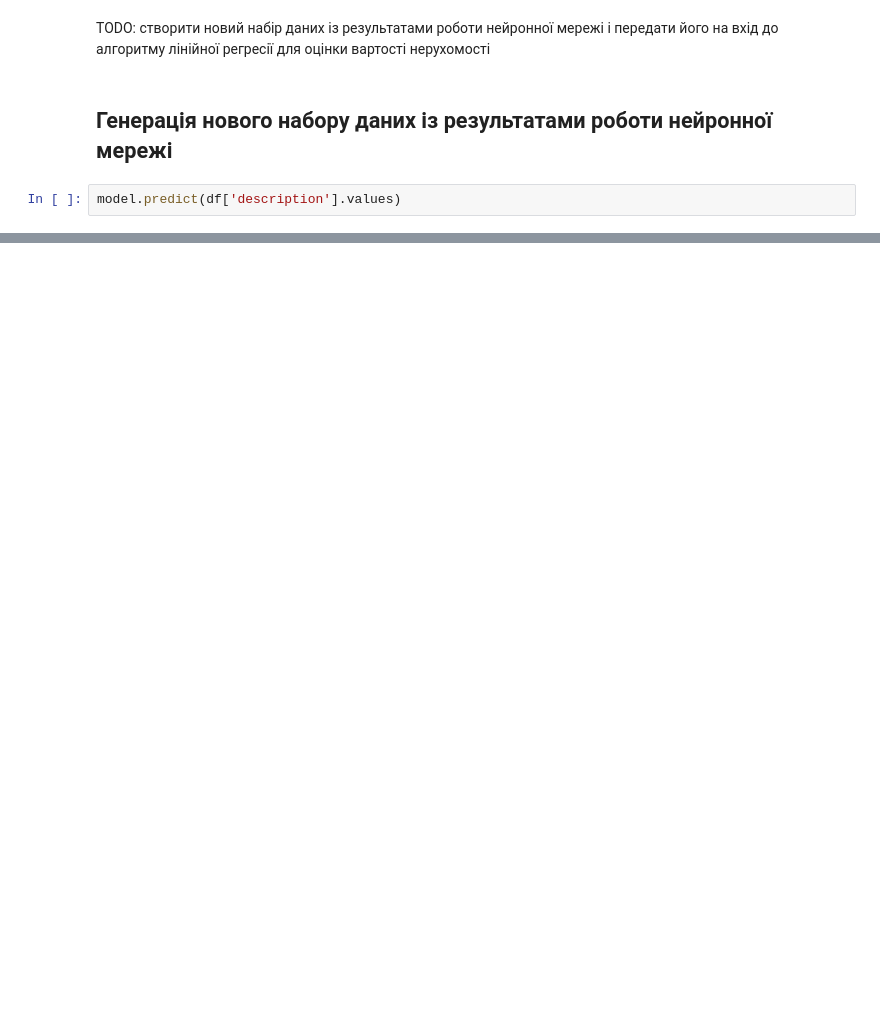
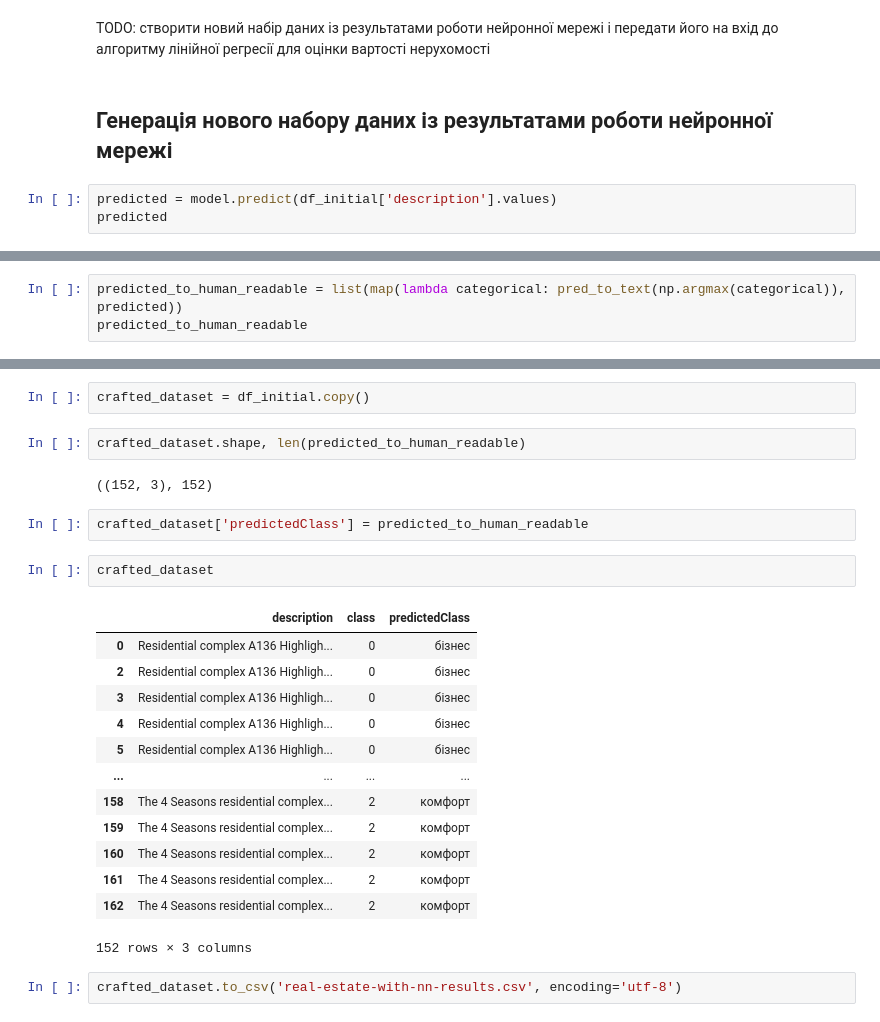
Before and after one commit to Acousticdesk/course-project-data-analysis, a Jupyter notebook: Real Estate Description Classification with NN Updated Dataset.ipynb, the cells around one changed output, grey strips where cells are left out. Saved outputs shown, nothing was run; the diff lists cells and outputs as text; blank space fills up the shorter version.

Commit message:
create new dataset with nn results

```diff
--- a/Real Estate Description Classification with NN Updated Dataset.ipynb
+++ b/Real Estate Description Classification with NN Updated Dataset.ipynb
@@ -162,4 +219,5 @@ TODO: створити новий набір даних із результат
 # %% [markdown]
 ## Генерація нового набору даних із результатами роботи нейронної мережі
 # %%
-model.predict(df['description'].values)
+predicted = model.predict(df_initial['description'].values)
+predicted
@@ -165,0 +243,3 @@ model.predict(df['description'].values)
+# %%
+predicted_to_human_readable = list(map(lambda categorical: pred_to_text(np.argmax(categorical)), predicted))
+predicted_to_human_readable
@@ -165,0 +264,26 @@ model.predict(df['description'].values)
+# %%
+crafted_dataset = df_initial.copy()
+# %%
+crafted_dataset.shape, len(predicted_to_human_readable)
+# %% [output]
+((152, 3), 152)
+# %%
+crafted_dataset['predictedClass'] = predicted_to_human_readable
+# %%
+crafted_dataset
+# %% [output]
+|  | description | class | predictedClass |
+| 0 | Residential complex A136 Highligh... | 0 | бізнес |
+| 2 | Residential complex A136 Highligh... | 0 | бізнес |
+| 3 | Residential complex A136 Highligh... | 0 | бізнес |
+| 4 | Residential complex A136 Highligh... | 0 | бізнес |
+| 5 | Residential complex A136 Highligh... | 0 | бізнес |
+| ... | ... | ... | ... |
+| 158 | The 4 Seasons residential complex... | 2 | комфорт |
+| 159 | The 4 Seasons residential complex... | 2 | комфорт |
+| 160 | The 4 Seasons residential complex... | 2 | комфорт |
+| 161 | The 4 Seasons residential complex... | 2 | комфорт |
+| 162 | The 4 Seasons residential complex... | 2 | комфорт |
+152 rows × 3 columns
+# %%
+crafted_dataset.to_csv('real-estate-with-nn-results.csv', encoding='utf-8')
```
Also changed, not shown: parts of 20 cells of this notebook, 2 other files.
